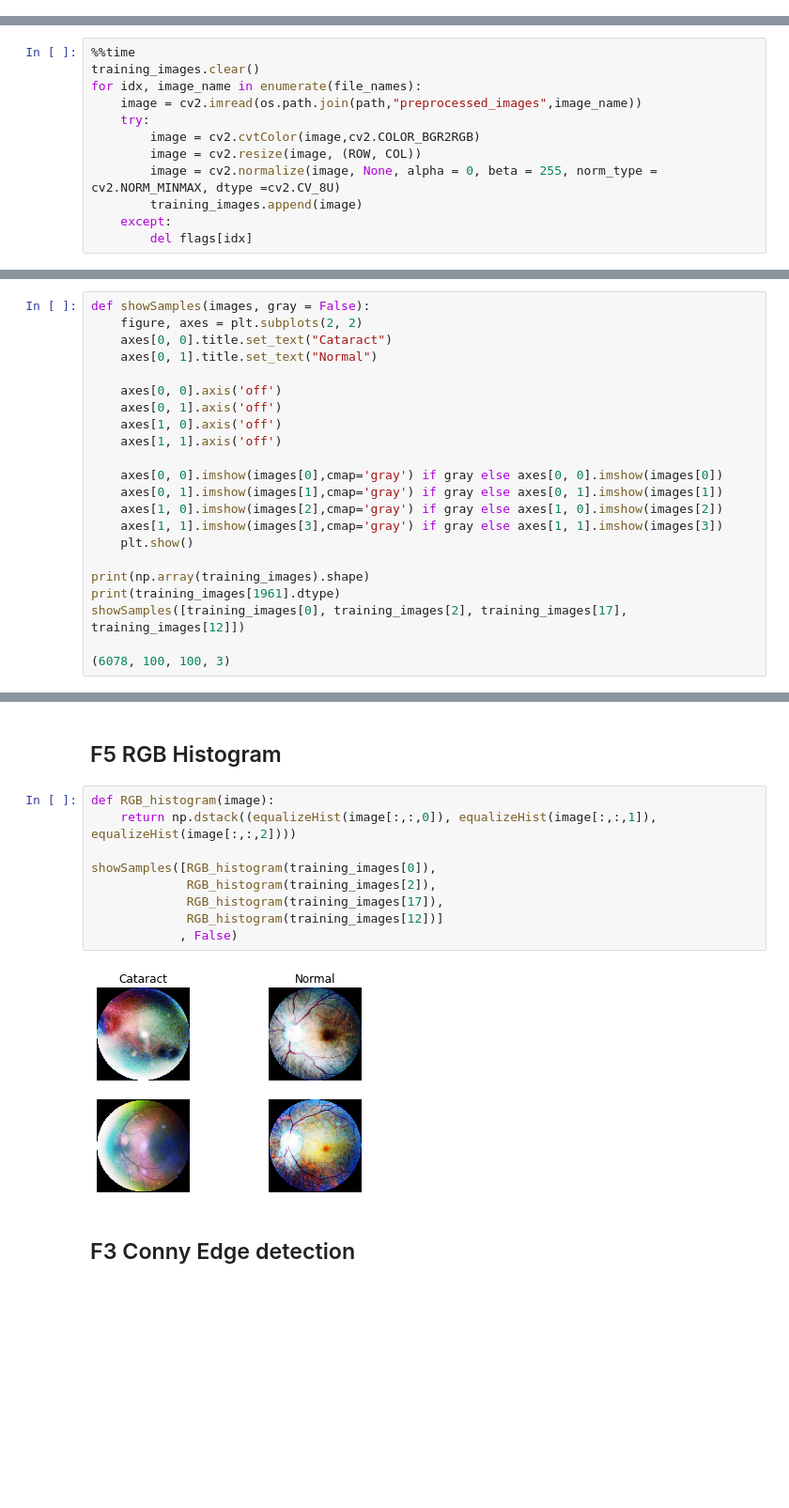
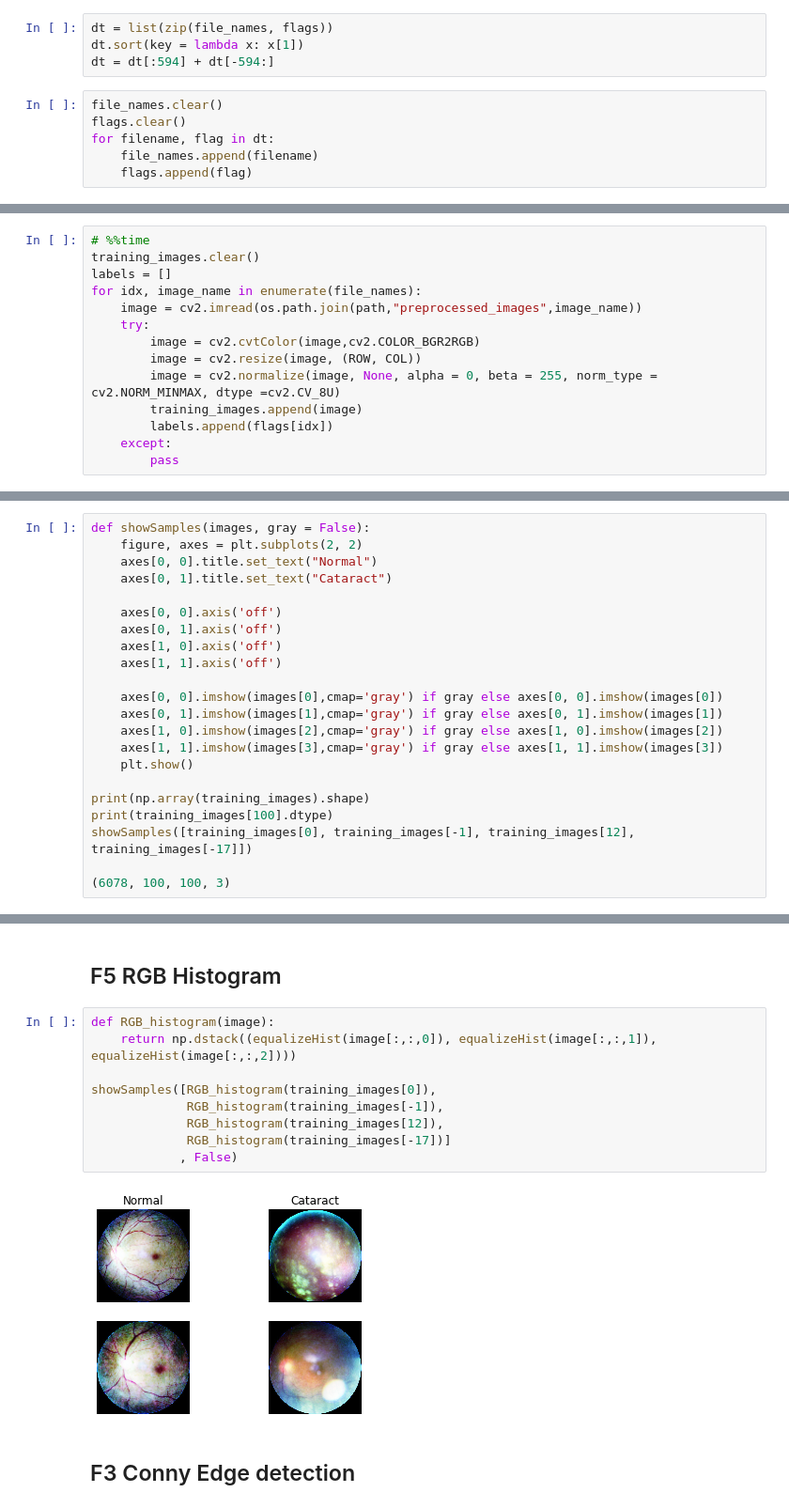
Before and after one commit to Shrey-Viradiya/Ocular-Disease-Recognition, a Jupyter notebook: ocular-disease-recognition-fivp-project_draft_prefianl.ipynb, the cells around one changed output, grey strips where cells are left out. Shown at 94% size. Cells and saved outputs as stored; diff of their text form; blank space fills up the shorter version.

```diff
--- a/ocular-disease-recognition-fivp-project_draft_prefianl.ipynb
+++ b/ocular-disease-recognition-fivp-project_draft_prefianl.ipynb
@@ -87,3 +96,13 @@ for label, flag, file_name in zip(datafr["Right-Diagnostic Keywords"], datafr["C
 print("Data Length =",len(file_names), "files", len(flags), "flags")
 # %% [output]
 Data Length = 6162 files 6162 flags
+# %%
+dt = list(zip(file_names, flags))
+dt.sort(key = lambda x: x[1])
+dt = dt[:594] + dt[-594:]
+# %%
+file_names.clear()
+flags.clear()
+for filename, flag in dt:
+    file_names.append(filename)
+    flags.append(flag)
@@ -98,8 +125,9 @@ plt.show()
 # %% [markdown]
 # Loading Images
 # %%
-%%time
+# %%time
 training_images.clear()
+labels = []
 for idx, image_name in enumerate(file_names):
     image = cv2.imread(os.path.join(path,"preprocessed_images",image_name))
     try:
@@ -107,5 +135,6 @@ for idx, image_name in enumerate(file_names):
         image = cv2.resize(image, (ROW, COL))
         image = cv2.normalize(image, None, alpha = 0, beta = 255, norm_type = cv2.NORM_MINMAX, dtype =cv2.CV_8U)
         training_images.append(image)
+        labels.append(flags[idx])
     except:
-        del flags[idx]
+        pass
@@ -117,8 +143,8 @@ Wall time: 51 s
 # %%
 def showSamples(images, gray = False):
     figure, axes = plt.subplots(2, 2)
-    axes[0, 0].title.set_text("Cataract")
-    axes[0, 1].title.set_text("Normal")
+    axes[0, 0].title.set_text("Normal")
+    axes[0, 1].title.set_text("Cataract")
 
     axes[0, 0].axis('off')
     axes[0, 1].axis('off')
@@ -132,8 +158,8 @@ def showSamples(images, gray = False):
     plt.show()
 
 print(np.array(training_images).shape)
-print(training_images[1961].dtype)
-showSamples([training_images[0], training_images[2], training_images[17], training_images[12]])
+print(training_images[100].dtype)
+showSamples([training_images[0], training_images[-1], training_images[12], training_images[-17]])
 
 (6078, 100, 100, 3)
 # %% [output]
@@ -201,14 +227,14 @@ showSamples([equalizeHist(grayscaled_images[0]),
 # %%
 def RGB_histogram(image):
     return np.dstack((equalizeHist(image[:,:,0]), equalizeHist(image[:,:,1]), equalizeHist(image[:,:,2])))
 
 showSamples([RGB_histogram(training_images[0]),
-             RGB_histogram(training_images[2]),
-             RGB_histogram(training_images[17]),
-             RGB_histogram(training_images[12])]
+             RGB_histogram(training_images[-1]),
+             RGB_histogram(training_images[12]),
+             RGB_histogram(training_images[-17])]
             , False)
 # %% [output]
-[figure, old version]
+[figure, new version]
 # %% [markdown]
 ## F3 Conny Edge detection
 # %%
```
Also changed, not shown: parts of 23 cells of this notebook.
